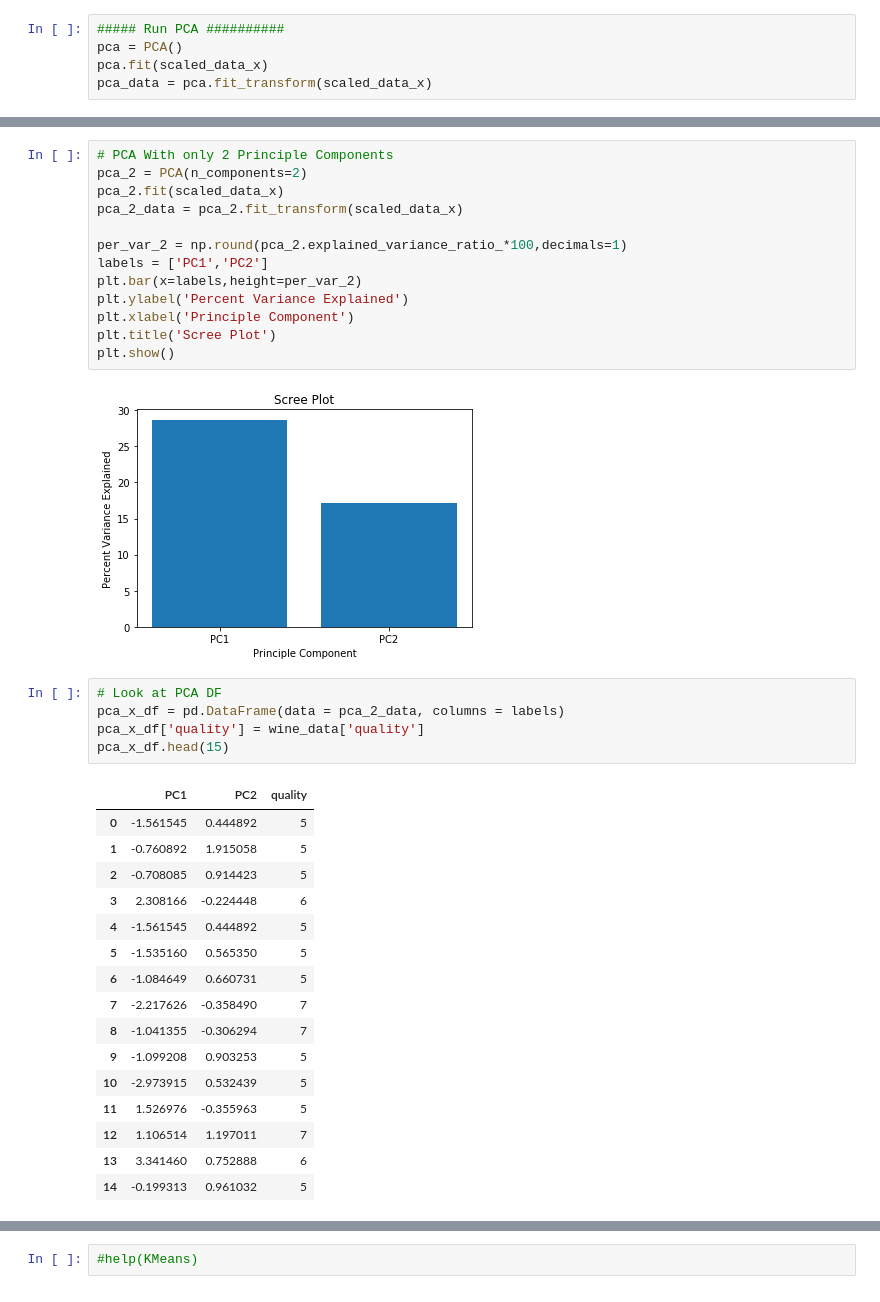
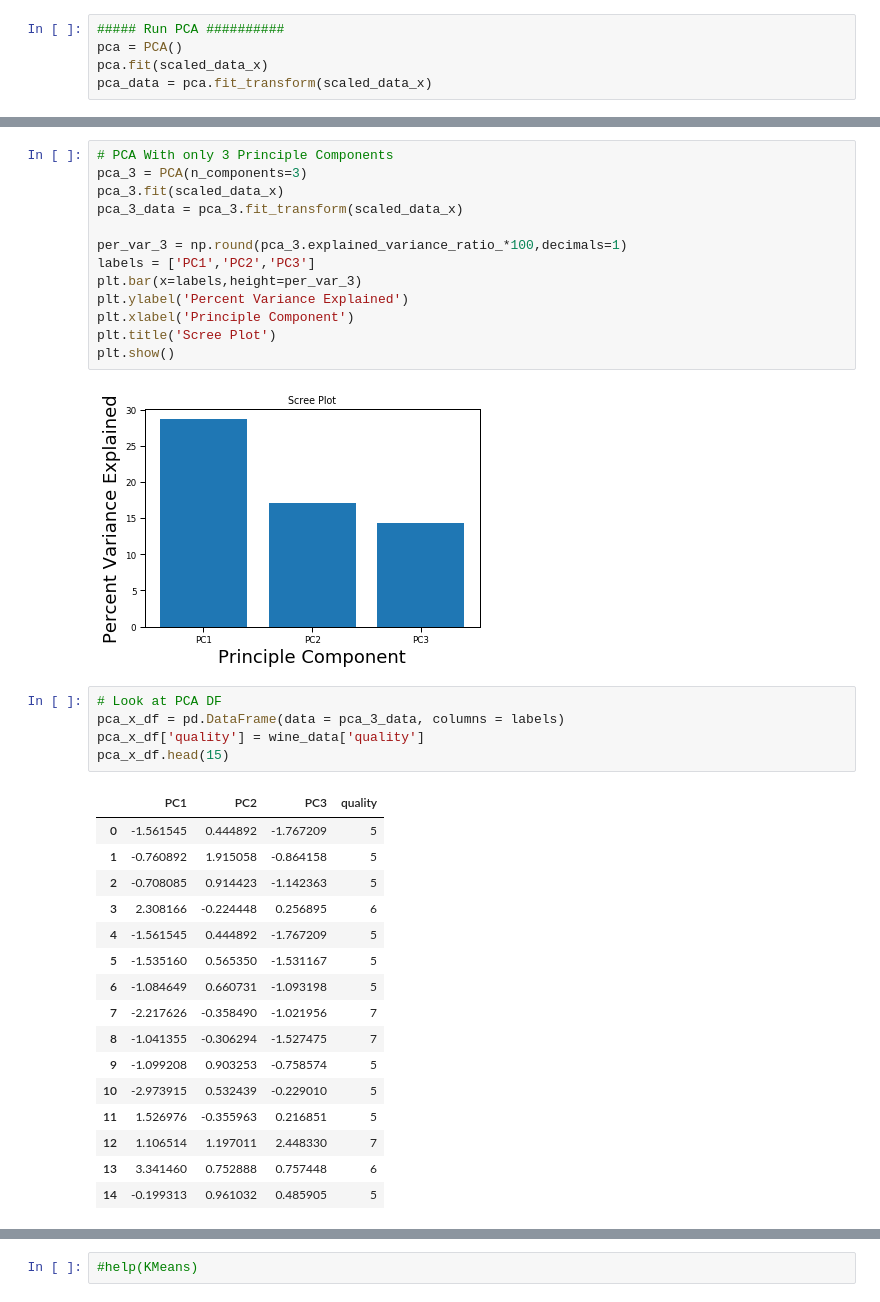
Before and after one commit to michaelremington2/Multidimensional_Data_Analysis, a Jupyter notebook: Multi_Dimensiona_Data_Analysis/mda_workshop.ipynb, the cells around one changed output, grey strips where cells are left out. Cells and saved outputs as stored; diff of their text form.

```diff
--- a/Multi_Dimensiona_Data_Analysis/mda_workshop.ipynb
+++ b/Multi_Dimensiona_Data_Analysis/mda_workshop.ipynb
@@ -129,40 +136,40 @@ plt.show()
 # %%
-# PCA With only 2 Principle Components
-pca_2 = PCA(n_components=2)
-pca_2.fit(scaled_data_x)
-pca_2_data = pca_2.fit_transform(scaled_data_x)
+# PCA With only 3 Principle Components
+pca_3 = PCA(n_components=3)
+pca_3.fit(scaled_data_x)
+pca_3_data = pca_3.fit_transform(scaled_data_x)
 
-per_var_2 = np.round(pca_2.explained_variance_ratio_*100,decimals=1)
-labels = ['PC1','PC2']
-plt.bar(x=labels,height=per_var_2)
+per_var_3 = np.round(pca_3.explained_variance_ratio_*100,decimals=1)
+labels = ['PC1','PC2','PC3']
+plt.bar(x=labels,height=per_var_3)
 plt.ylabel('Percent Variance Explained')
 plt.xlabel('Principle Component')
 plt.title('Scree Plot')
 plt.show()
 # %% [output]
-[figure, old version]
+[figure, new version]
 # %%
 # Look at PCA DF
-pca_x_df = pd.DataFrame(data = pca_2_data, columns = labels)
+pca_x_df = pd.DataFrame(data = pca_3_data, columns = labels)
 pca_x_df['quality'] = wine_data['quality']
 pca_x_df.head(15)
 # %% [output]
-|  | PC1 | PC2 | quality |
-| 0 | -1.561545 | 0.444892 | 5 |
-| 1 | -0.760892 | 1.915058 | 5 |
-| 2 | -0.708085 | 0.914423 | 5 |
-| 3 | 2.308166 | -0.224448 | 6 |
-| 4 | -1.561545 | 0.444892 | 5 |
-| 5 | -1.535160 | 0.565350 | 5 |
-| 6 | -1.084649 | 0.660731 | 5 |
-| 7 | -2.217626 | -0.358490 | 7 |
-| 8 | -1.041355 | -0.306294 | 7 |
-| 9 | -1.099208 | 0.903253 | 5 |
-| 10 | -2.973915 | 0.532439 | 5 |
-| 11 | 1.526976 | -0.355963 | 5 |
-| 12 | 1.106514 | 1.197011 | 7 |
-| 13 | 3.341460 | 0.752888 | 6 |
-| 14 | -0.199313 | 0.961032 | 5 |
+|  | PC1 | PC2 | PC3 | quality |
+| 0 | -1.561545 | 0.444892 | -1.767209 | 5 |
+| 1 | -0.760892 | 1.915058 | -0.864158 | 5 |
+| 2 | -0.708085 | 0.914423 | -1.142363 | 5 |
+| 3 | 2.308166 | -0.224448 | 0.256895 | 6 |
+| 4 | -1.561545 | 0.444892 | -1.767209 | 5 |
+| 5 | -1.535160 | 0.565350 | -1.531167 | 5 |
+| 6 | -1.084649 | 0.660731 | -1.093198 | 5 |
+| 7 | -2.217626 | -0.358490 | -1.021956 | 7 |
+| 8 | -1.041355 | -0.306294 | -1.527475 | 7 |
+| 9 | -1.099208 | 0.903253 | -0.758574 | 5 |
+| 10 | -2.973915 | 0.532439 | -0.229010 | 5 |
+| 11 | 1.526976 | -0.355963 | 0.216851 | 5 |
+| 12 | 1.106514 | 1.197011 | 2.448330 | 7 |
+| 13 | 3.341460 | 0.752888 | 0.757448 | 6 |
+| 14 | -0.199313 | 0.961032 | 0.485905 | 5 |
 # %%
 # Vizualize PCA
 plt.figure(figsize=(16, 10))
```
Also changed, not shown: parts of 20 cells of this notebook.
